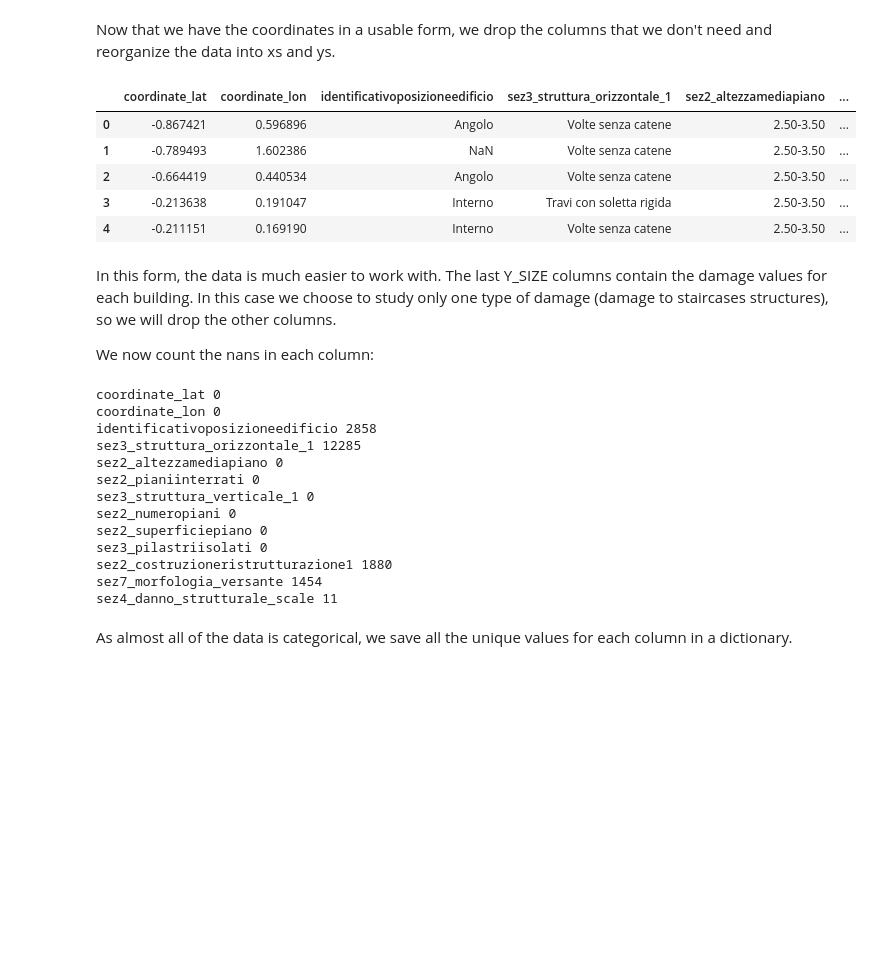
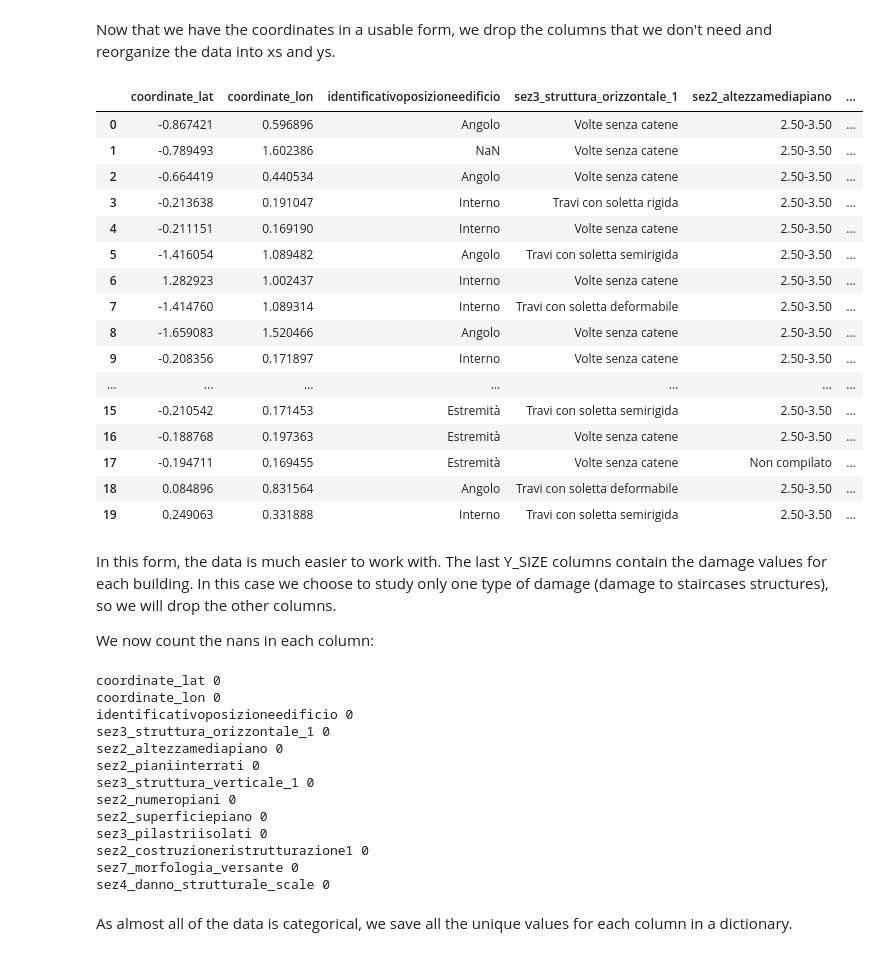
Before and after one commit to gullo97/earthquake_ml, a Jupyter notebook: data_preprocessing.ipynb, the cells around one changed output. Saved outputs shown, nothing was run; the diff lists cells and outputs as text; code cells hidden in the pictures; blank space fills up the shorter version.

```diff
--- a/data_preprocessing.ipynb
+++ b/data_preprocessing.ipynb
@@ -78,54 +78,66 @@ x_columns = ['coordinate_lat',
     # 'sez3_regolarita1',
     'sez3_pilastriisolati',
     # 'sez3_struttura_verticale_2',
     'sez2_costruzioneristrutturazione1',
     # 'sez3_catene_o_cordoli_2',
     # 'sez3_struttura_orizzontale_2',
     # 'sez2_costruzioneristrutturazione2',
     'sez7_morfologia_versante'
     ]
 y_columns = ['sez4_danno_strutturale_strutture_verticali',
     'sez4_danno_strutturale_scale',
     'sez4_danno_strutturale_tamponature_tramezzi',
     'sez4_danno_strutturale_copertura',
     'sez4_danno_strutturale_solai'
     ]
 y_columns = ['sez4_danno_strutturale_scale']
 
 Y_SIZE = len(y_columns)
 # reorganize dataframe ##########################################################
 dataframe_x = dataframe[x_columns]
 dataframe_y = dataframe[y_columns]
 dataframe = pd.concat([dataframe_x, dataframe_y], axis=1)
 # print(len(dataframe.columns))
-dataframe.head()
+dataframe.head(20)
 # %% [output]
 |  | coordinate_lat | coordinate_lon | identificativoposizioneedificio | sez3_struttura_orizzontale_1 | sez2_altezzamediapiano | ... |
 | 0 | -0.867421 | 0.596896 | Angolo | Volte senza catene | 2.50-3.50 | ... |
 | 1 | -0.789493 | 1.602386 | NaN | Volte senza catene | 2.50-3.50 | ... |
 | 2 | -0.664419 | 0.440534 | Angolo | Volte senza catene | 2.50-3.50 | ... |
 | 3 | -0.213638 | 0.191047 | Interno | Travi con soletta rigida | 2.50-3.50 | ... |
 | 4 | -0.211151 | 0.169190 | Interno | Volte senza catene | 2.50-3.50 | ... |
+| 5 | -1.416054 | 1.089482 | Angolo | Travi con soletta semirigida | 2.50-3.50 | ... |
+| 6 | 1.282923 | 1.002437 | Interno | Volte senza catene | 2.50-3.50 | ... |
+| 7 | -1.414760 | 1.089314 | Interno | Travi con soletta deformabile | 2.50-3.50 | ... |
+| 8 | -1.659083 | 1.520466 | Angolo | Volte senza catene | 2.50-3.50 | ... |
+| 9 | -0.208356 | 0.171897 | Interno | Volte senza catene | 2.50-3.50 | ... |
+| ... | ... | ... | ... | ... | ... | ... |
+| 15 | -0.210542 | 0.171453 | Estremità | Travi con soletta semirigida | 2.50-3.50 | ... |
+| 16 | -0.188768 | 0.197363 | Estremità | Volte senza catene | 2.50-3.50 | ... |
+| 17 | -0.194711 | 0.169455 | Estremità | Volte senza catene | Non compilato | ... |
+| 18 | 0.084896 | 0.831564 | Angolo | Travi con soletta deformabile | 2.50-3.50 | ... |
+| 19 | 0.249063 | 0.331888 | Interno | Travi con soletta semirigida | 2.50-3.50 | ... |
 # %% [markdown]
 In this form, the data is much easier to work with. The last Y_SIZE columns contain the damage values for each building. In this case we choose to study only one type of damage (damage to staircases structures), so we will drop the other columns.
 
 We now count the nans in each column:
 # %%
+dataframe = dataframe.dropna()
 for column in dataframe.columns:
     print(column, dataframe[column].isnull().sum())
 # %% [output]
 coordinate_lat 0
 coordinate_lon 0
-identificativoposizioneedificio 2858
-sez3_struttura_orizzontale_1 12285
+identificativoposizioneedificio 0
+sez3_struttura_orizzontale_1 0
 sez2_altezzamediapiano 0
 sez2_pianiinterrati 0
 sez3_struttura_verticale_1 0
 sez2_numeropiani 0
 sez2_superficiepiano 0
 sez3_pilastriisolati 0
-sez2_costruzioneristrutturazione1 1880
-sez7_morfologia_versante 1454
-sez4_danno_strutturale_scale 11
+sez2_costruzioneristrutturazione1 0
+sez7_morfologia_versante 0
+sez4_danno_strutturale_scale 0
 # %% [markdown]
 As almost all of the data is categorical, we save all the unique values for each column in a dictionary.
```
Also changed, not shown: parts of 9 cells of this notebook, 5 other files.
